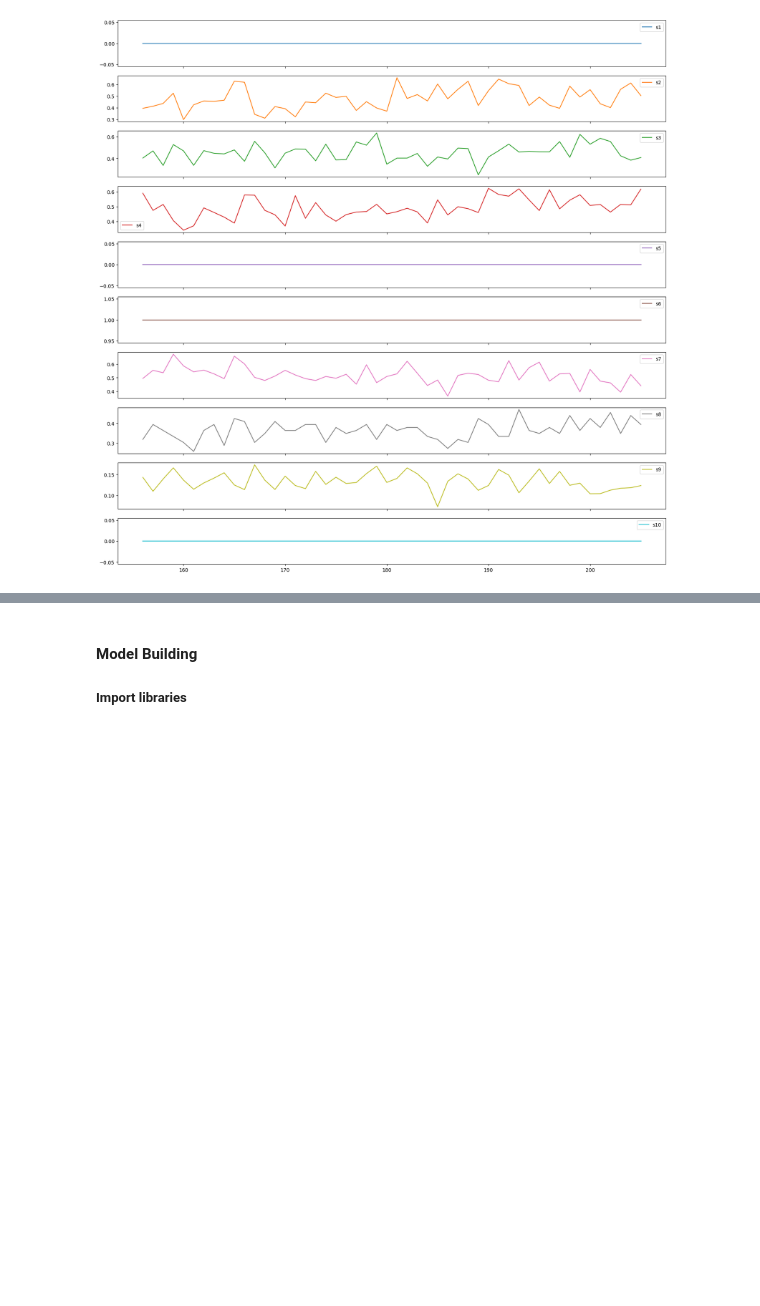
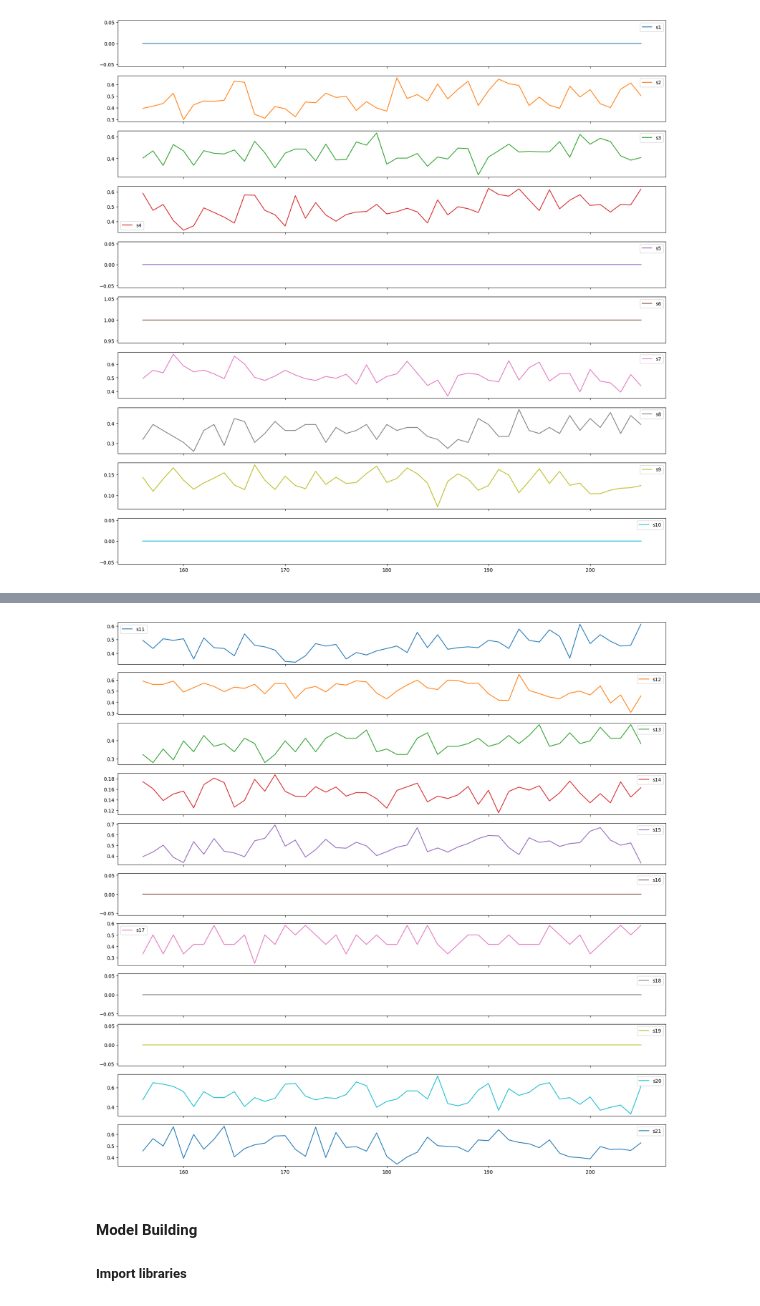
Before and after one commit to deloresmincarelli/JetEngineLSTM, a Jupyter notebook: JetEngineLSTM.ipynb, the cells around one changed output, grey strips where cells are left out. Drawn from its saved outputs; the diff is of its cells as text; code cells hidden in the pictures; blank space fills up the shorter version.

```diff
--- a/JetEngineLSTM.ipynb
+++ b/JetEngineLSTM.ipynb
@@ -321,3 +289,8 @@ ax1 = engine_id3_50cycleWindow1.plot(subplots=True, sharex=True, figsize=(20,20)
+# %%
+# plotting sensor data for engine ID 3 prior to a failure point - sensors 11-21
+ax2 = engine_id3_50cycleWindow2.plot(subplots=True, sharex=True, figsize=(20,20))
+# %% [output]
+[figure, added]
 # %% [markdown]
 #### Model Building
 ##### Import libraries
```
Also changed, not shown: parts of 44 cells of this notebook.
